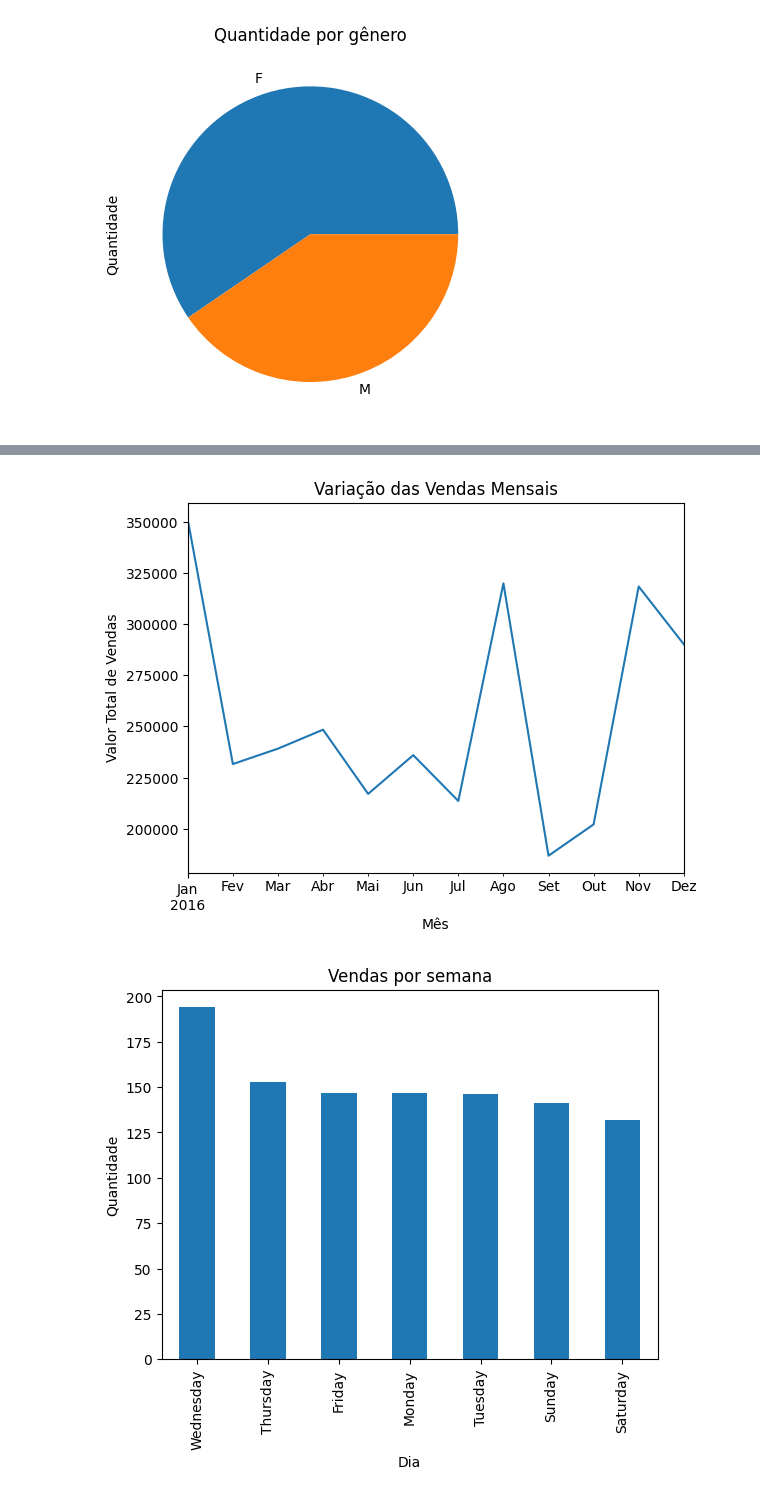
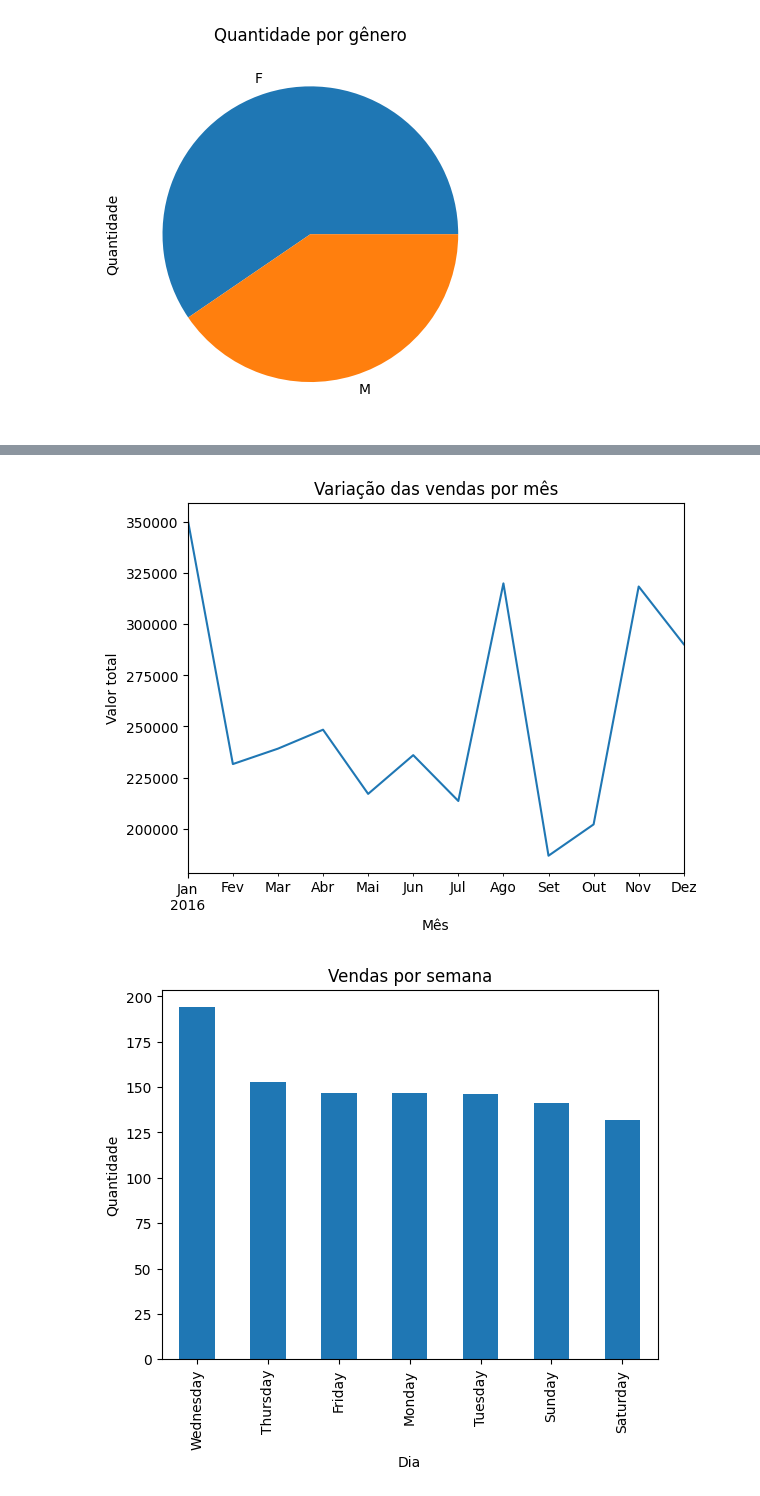
Before and after one commit to jcostaa1/analysis-client, a Jupyter notebook: analytic_graphs.ipynb, the cells around one changed output, grey strips where cells are left out. Drawn from its saved outputs; the diff is of its cells as text; code cells hidden in the pictures.

```diff
--- a/analytic_graphs.ipynb
+++ b/analytic_graphs.ipynb
@@ -110,8 +110,8 @@ plt.show()
 # %%
 #Quais são os períodos com mais vendas?
 df['Data'] = pd.to_datetime(df['Data'])
-vendas_mensais = df.groupby(df['Data'].dt.to_period('M'))['Quantidade'].sum()
+df = df.groupby(df['Data'].dt.to_period('M'))['Quantidade'].sum()
 
-vendas_mensais.plot(kind='line', title='Período com mais vendas por mês', xlabel='Mês', ylabel='Quantidade')
+df.plot(kind='line', title='Período com mais vendas por mês', xlabel='Mês', ylabel='Quantidade')
 plt.show()
 # %% [output]
@@ -119,12 +119,12 @@ plt.show()
 # %%
 #Qual é a variação nas vendas ao longo do tempo?
 df['Data'] = pd.to_datetime(df['Data'])
-vendas = df.groupby(df['Data'].dt.to_period('M'))['ValorTotal'].sum()
+df = df.groupby(df['Data'].dt.to_period('M'))['ValorTotal'].sum()
 
-vendas.plot(kind='line', title='Variação das vendas por mês', xlabel='Mês', ylabel='Valor total')
+df.plot(kind='line', title='Variação das vendas por mês', xlabel='Mês', ylabel='Valor total')
 plt.show()
 # %% [output]
-[figure, old version]
+[figure, new version]
 # %%
 #Qual é o dia da semana com maior volume de vendas?
 df['Data'] = pd.to_datetime(df['Data'])
```
Also changed, not shown: parts of 3 cells of this notebook, 2 other files.
